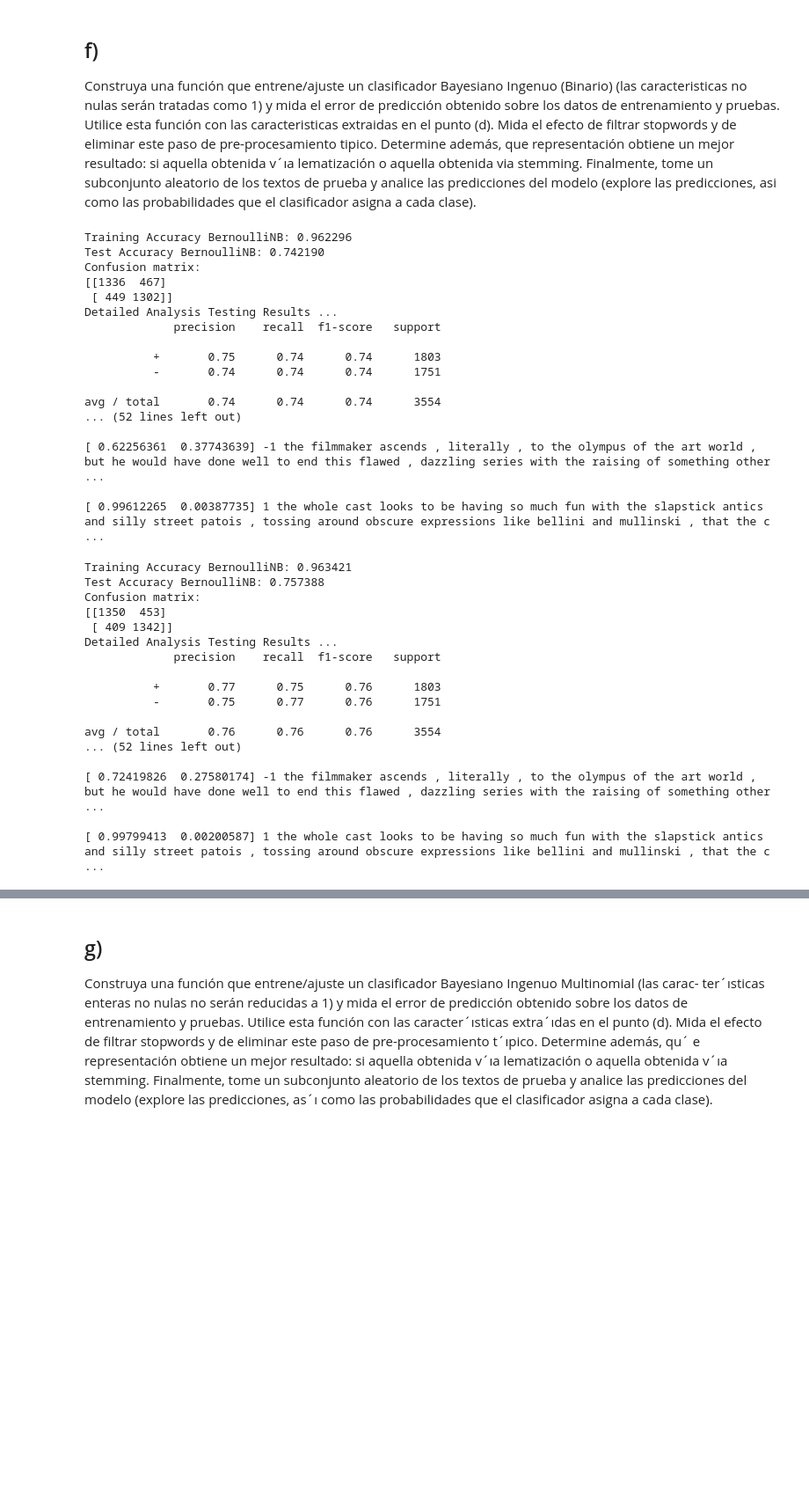
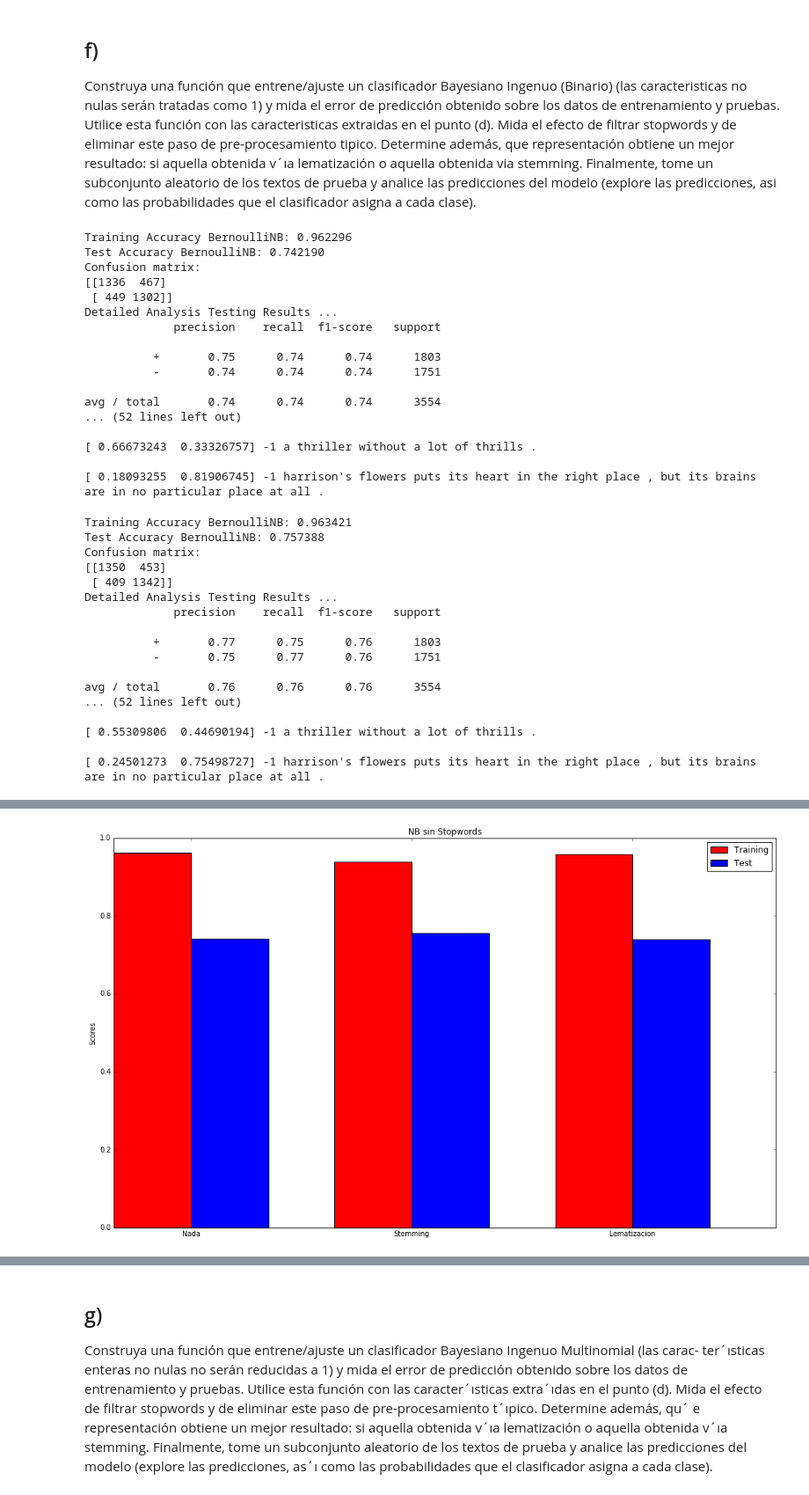
Before and after one commit to raewar/maquinas_aprendizaje, a Jupyter notebook: Tarea 2/Pregunta 2/Pregunta 2.ipynb, the cells around one changed output, grey strips where cells are left out. Shown at 88% size. Drawn from its saved outputs; the diff is of its cells as text; code cells hidden in the pictures; blank space fills up the shorter version.

```diff
--- a/Tarea 2/Pregunta 2/Pregunta 2.ipynb
+++ b/Tarea 2/Pregunta 2/Pregunta 2.ipynb
@@ -305,32 +305,35 @@ Construya una función que entrene/ajuste un clasificador Bayesiano Ingenuo (Bin
 # %%
 from sklearn.naive_bayes import BernoulliNB
 
-def do_NAIVE_BAYES(x,y,xt,yt):
+def do_NAIVE_BAYES(x,y,xt,yt, ver):
     model = BernoulliNB()
     model = model.fit(x, y)
-    score_the_model(model,x,y,xt,yt,"BernoulliNB")
-    return model
+    if ver == 1:
+        score_the_model(model,x,y,xt,yt,"BernoulliNB")
+        return model
+    else:
+        return model.score(x,y), model.score(xt[:-1],yt[:-1])
 # %%
-features_train, labels_train, features_test, labels_test, inpu_train, inpu_test = data(text, 0, 1)
-# Usando Stemming
-model=do_NAIVE_BAYES(features_train,labels_train,features_test,labels_test)
+features_train, labels_train, features_test, labels_test, inpu_train, inpu_test = data(0, 1)
+
+model=do_NAIVE_BAYES(features_train,labels_train,features_test,labels_test, 1)
 
 test_pred = model.predict_proba(features_test)
-spl = [3550, 2684, 3488, 2330, 1526]
+spl = [3050, 2814, 488, 230, 526]
 for text, val, sentiment in zip(test_df.Text[spl], test_df.Sentiment[spl], test_pred[spl]):
     print sentiment, val, text
 
-features_train, labels_train, features_test, labels_test, inpu_train, inpu_test = data(text, 1, 1)
-# Usando Stemming
-model=do_NAIVE_BAYES(features_train,labels_train,features_test,labels_test)
+features_train, labels_train, features_test, labels_test, inpu_train, inpu_test = data(1, 1)
+
+model=do_NAIVE_BAYES(features_train,labels_train,features_test,labels_test, 1)
 
 test_pred = model.predict_proba(features_test)
 for text, val, sentiment in zip(test_df.Text[spl], test_df.Sentiment[spl], test_pred[spl]):
     print sentiment, val, text
 
-features_train, labels_train, features_test, labels_test, inpu_train, inpu_test = data(text, 2, 1)
-# Usando Stemming
-model=do_NAIVE_BAYES(features_train,labels_train,features_test,labels_test)
+features_train, labels_train, features_test, labels_test, inpu_train, inpu_test = data(2, 1)
+
+model=do_NAIVE_BAYES(features_train,labels_train,features_test,labels_test, 1)
 
 test_pred = model.predict_proba(features_test)
 for text, val, sentiment in zip(test_df.Text[spl], test_df.Sentiment[spl], test_pred[spl]):
@@ -350,30 +353,30 @@ Detailed Analysis Testing Results ...
 avg / total       0.74      0.74      0.74      3554
 ... (52 lines left out)
 
-[ 0.62256361  0.37743639] -1 the filmmaker ascends , literally , to the olympus of the art world , but he would have done well to end this flawed , dazzling series with the raising of something other  ...
+[ 0.66673243  0.33326757] -1 a thriller without a lot of thrills .
 
-[ 0.99612265  0.00387735] 1 the whole cast looks to be having so much fun with the slapstick antics and silly street patois , tossing around obscure expressions like bellini and mullinski , that the c ...
+[ 0.18093255  0.81906745] -1 harrison's flowers puts its heart in the right place , but its brains are in no particular place at all .
 # %%
-features_train, labels_train, features_test, labels_test, inpu_train, inpu_test = data(text, 0, 0)
+features_train, labels_train, features_test, labels_test, inpu_train, inpu_test = data(0, 0)
 # Usando Stemming
-model=do_NAIVE_BAYES(features_train,labels_train,features_test,labels_test)
+model=do_NAIVE_BAYES(features_train,labels_train,features_test,labels_test, 1)
 
 test_pred = model.predict_proba(features_test)
 
 for text, val, sentiment in zip(test_df.Text[spl], test_df.Sentiment[spl], test_pred[spl]):
     print sentiment, val, text
 
-features_train, labels_train, features_test, labels_test, inpu_train, inpu_test = data(text, 1, 0)
+features_train, labels_train, features_test, labels_test, inpu_train, inpu_test = data(1, 0)
 # Usando Stemming
-model=do_NAIVE_BAYES(features_train,labels_train,features_test,labels_test)
+model=do_NAIVE_BAYES(features_train,labels_train,features_test,labels_test, 1)
 
 test_pred = model.predict_proba(features_test)
 for text, val, sentiment in zip(test_df.Text[spl], test_df.Sentiment[spl], test_pred[spl]):
     print sentiment, val, text
 
-features_train, labels_train, features_test, labels_test, inpu_train, inpu_test = data(text, 2, 0)
+features_train, labels_train, features_test, labels_test, inpu_train, inpu_test = data(2, 0)
 # Usando Stemming
-model=do_NAIVE_BAYES(features_train,labels_train,features_test,labels_test)
+model=do_NAIVE_BAYES(features_train,labels_train,features_test,labels_test,1)
 
 test_pred = model.predict_proba(features_test)
 for text, val, sentiment in zip(test_df.Text[spl], test_df.Sentiment[spl], test_pred[spl]):
@@ -393,8 +396,39 @@ Detailed Analysis Testing Results ...
 avg / total       0.76      0.76      0.76      3554
 ... (52 lines left out)
 
-[ 0.72419826  0.27580174] -1 the filmmaker ascends , literally , to the olympus of the art world , but he would have done well to end this flawed , dazzling series with the raising of something other  ...
+[ 0.55309806  0.44690194] -1 a thriller without a lot of thrills .
 
-[ 0.99799413  0.00200587] 1 the whole cast looks to be having so much fun with the slapstick antics and silly street patois , tossing around obscure expressions like bellini and mullinski , that the c ...
+[ 0.24501273  0.75498727] -1 harrison's flowers puts its heart in the right place , but its brains are in no particular place at all .
 # %% [markdown]
 ![title](bernulli.png)
+# %%
+tr_acc = [1,1,1]
+ts_acc = [1,1,1]
+
+features_train, labels_train, features_test, labels_test, inpu_train, inpu_test = data(0, 1)
+tr_acc[0], ts_acc[0] = do_NAIVE_BAYES(features_train,labels_train,features_test,labels_test, 0)
+
+features_train, labels_train, features_test, labels_test, inpu_train, inpu_test = data(1, 1)
+tr_acc[1], ts_acc[1] = do_NAIVE_BAYES(features_train,labels_train,features_test,labels_test, 0)
+
+features_train, labels_train, features_test, labels_test, inpu_train, inpu_test = data(2, 1)
+tr_acc[2], ts_acc[2] = do_NAIVE_BAYES(features_train,labels_train,features_test,labels_test, 0)
+
+
+ind = np.arange(3)
+width = 0.35
+
+fig, ax = plt.subplots(figsize=(17,10))
+rects1 = ax.bar(ind, tr_acc, width, color='r')
+
+rects2 = ax.bar(ind + width, ts_acc, width, color='b')
+
+ax.set_ylabel('Scores')
+ax.set_title('NB sin Stopwords')
+ax.set_xticks(ind + width)
+ax.set_xticklabels(('Nada', 'Stemming', 'Lematizacion'))
+
+ax.legend((rects1[0], rects2[0]), ('Training', 'Test'))
+plt.show()
+# %% [output]
+[figure, added]
```
Also changed, not shown: parts of 31 cells of this notebook, 11 other files.
